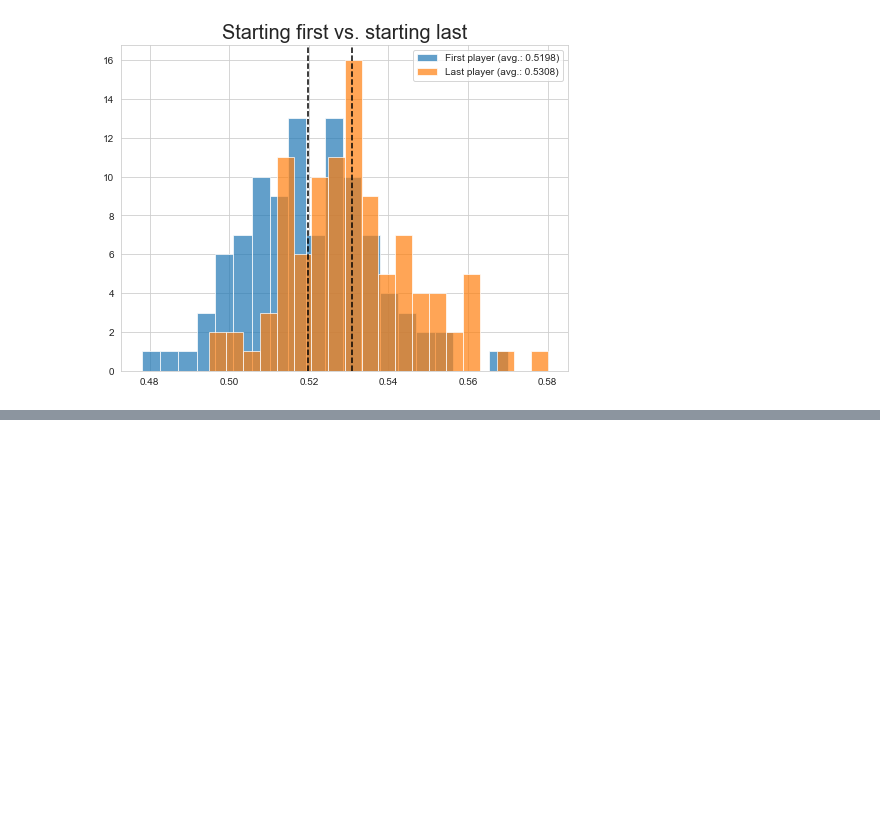
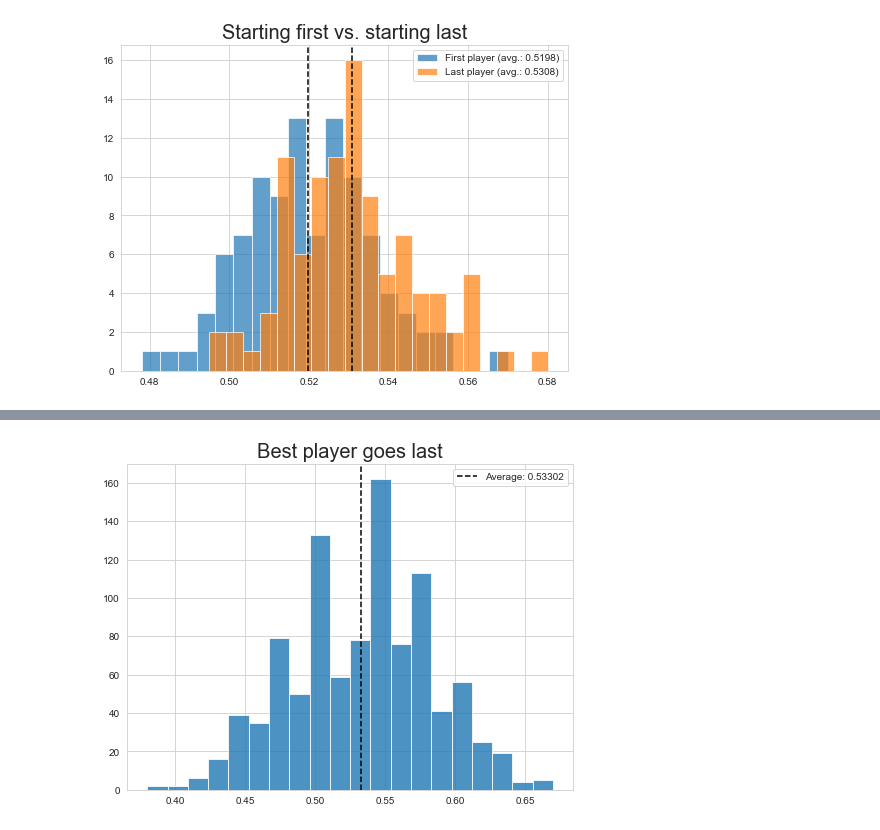
Before and after one commit to smu095/theriddler, a Jupyter notebook: 29march2019.ipynb, the cells around one changed output, grey strips where cells are left out. Drawn from its saved outputs; the diff is of its cells as text; code cells hidden in the pictures; blank space fills up the shorter version.

```diff
--- a/29march2019.ipynb
+++ b/29march2019.ipynb
@@ -137,0 +197,5 @@ plt.show()
+# %%
+results_best_last = simulations(best_player_starts=False, to_percent=True, num_bees=100, simulations=1000)
+plot_results(results_best_last, title="Best player goes last")
+# %% [output]
+[figure, added]
```
Also changed, not shown: parts of 7 cells of this notebook.
